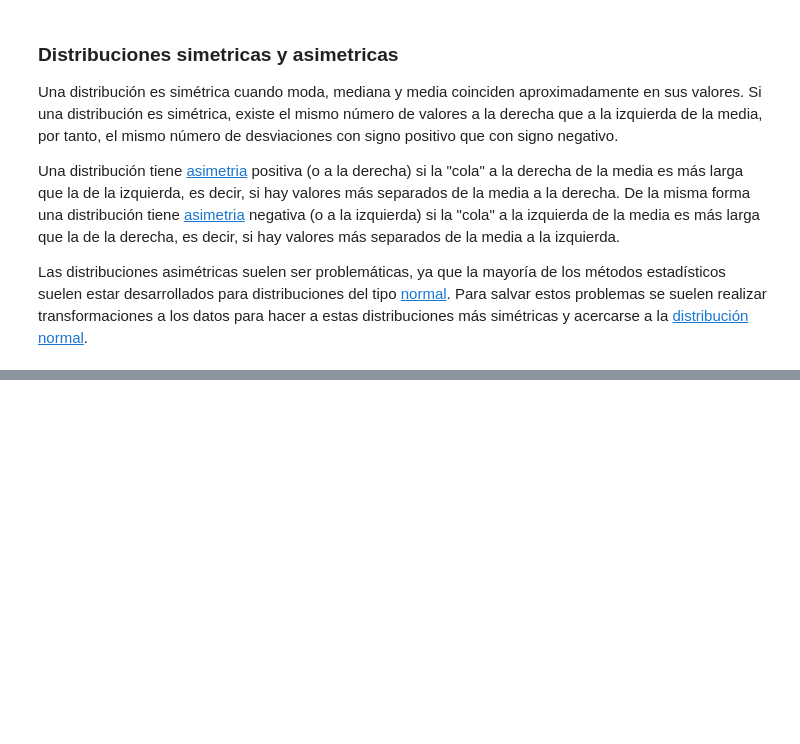
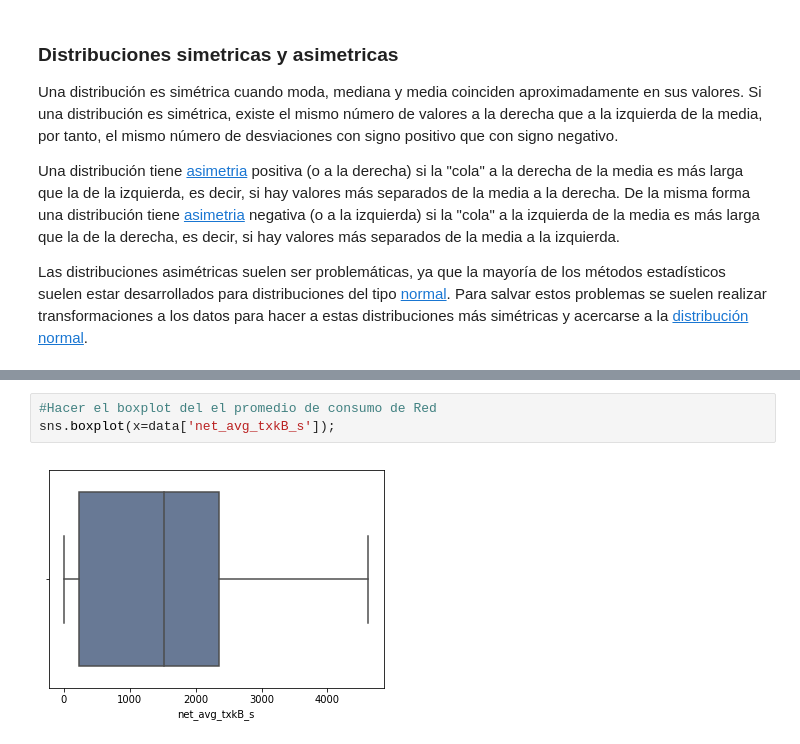
Before and after one commit to eshernan/datascience_training, a Jupyter notebook: notebooks/Session_1.ipynb, the cells around one changed output, grey strips where cells are left out. Cells and saved outputs as stored; diff of their text form; blank space fills up the shorter version.

Commit message:
Add boxplot examples

```diff
--- a/notebooks/Session_1.ipynb
+++ b/notebooks/Session_1.ipynb
@@ -308,0 +323,5 @@ Las distribuciones asimétricas suelen ser problemáticas, ya que la mayoría de
+# %%
+#Hacer el boxplot del el promedio de consumo de Red
+sns.boxplot(x=data['net_avg_txkB_s']);
+# %% [output]
+[figure, added]
```
Also changed, not shown: parts of 4 cells of this notebook.
